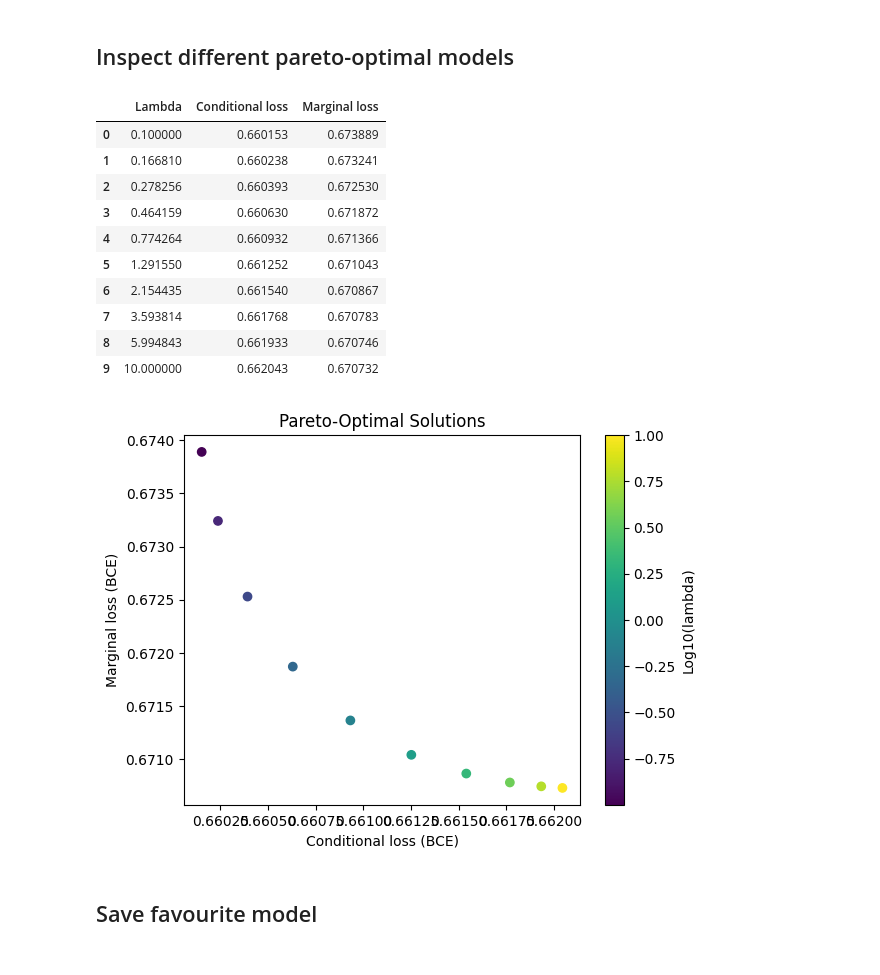
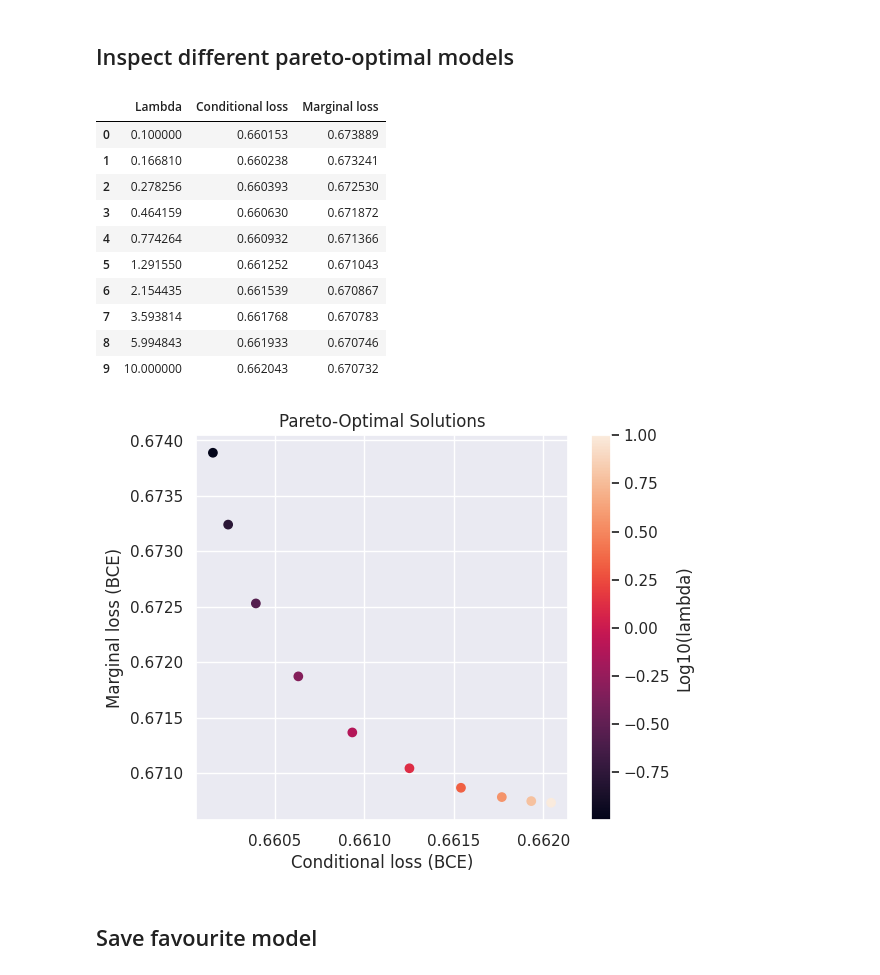
Before and after one commit to jhenderson0/cruk_datathon_team_6, a Jupyter notebook: notebooks/log_reg_new_data.ipynb, the cells around one changed output. Drawn from its saved outputs; the diff is of its cells as text; code cells hidden in the pictures.

```diff
--- a/notebooks/log_reg_new_data.ipynb
+++ b/notebooks/log_reg_new_data.ipynb
@@ -7,19 +7,22 @@ if "PROJECT_ROOT" not in globals():
 
 os.chdir(PROJECT_ROOT)
 # %%
-from src.dumpy import Dumpy, DumpyJoint
+from src.dumpy import Dumpy, DumpyJoint, compute_epitope_priors_from_alphabet
 import itertools
 from matplotlib import pyplot as plt
 import numpy as np
 import pandas as pd
 from sklearn import metrics
-from sklearn.metrics import RocCurveDisplay
 import torch
 from torch import Tensor
 from torch.nn import Module
 import torch.nn.functional as F
 from torch.optim import SGD
 from tqdm import tqdm
+
+import seaborn as sns
+sns.set_theme()
+sns.set_style()
 # %% [markdown]
 ## Load data
 
@@ -28,7 +31,7 @@ from tqdm import tqdm
 > I have taken the files he has sent me and saved them in on my local machine inside an ignored directory called "ignore".
 > Hence the below lines, but note that they won't run on your machine unless you have copies of the data too.
 # %%
-alphabet = pd.read_csv("ignore/alphabet.csv", index_col=0)
+alphabet = pd.read_csv("model_saves/alphabet.csv", index_col=0)
 data = pd.read_csv("ignore/translation_train.csv", index_col=0, dtype=str)
 olga_marginal = pd.read_csv("ignore/average_olga_vector.csv", header=None).values.squeeze()
 
@@ -72,3 +58,5 @@ epitope_priors = compute_epitope_priors(5, num_ones_in_alphabet)
+# %%
+epitope_priors = compute_epitope_priors_from_alphabet(alphabet)
 # %%
 # Turn translated sequences into torch tensors
 def map_zero_one_string_to_tensor(zero_one_string: str) -> Tensor:
@@ -169,23 +157,23 @@ results_table
 | 3 | 0.464159 | 0.660630 | 0.671872 |
 | 4 | 0.774264 | 0.660932 | 0.671366 |
 | 5 | 1.291550 | 0.661252 | 0.671043 |
-| 6 | 2.154435 | 0.661540 | 0.670867 |
+| 6 | 2.154435 | 0.661539 | 0.670867 |
 | 7 | 3.593814 | 0.661768 | 0.670783 |
 | 8 | 5.994843 | 0.661933 | 0.670746 |
 | 9 | 10.000000 | 0.662043 | 0.670732 |
 # %%
-plt.figure()
+plt.figure(figsize=(6,5))
 
 scatter = plt.scatter(results_table["Conditional loss"], results_table["Marginal loss"], c=np.log10(results_table["Lambda"]))
 plt.colorbar(scatter, label="Log10(lambda)")
 
 plt.title("Pareto-Optimal Solutions")
 plt.xlabel("Conditional loss (BCE)")
 plt.ylabel("Marginal loss (BCE)")
 
 plt.show()
 # %% [output]
-[figure, old version]
+[figure, new version]
 # %%
 lambda_of_choice = results_table["Lambda"].iloc[4]
 # %% [markdown]
```
Also changed, not shown: parts of 7 cells of this notebook, 3 other files.
